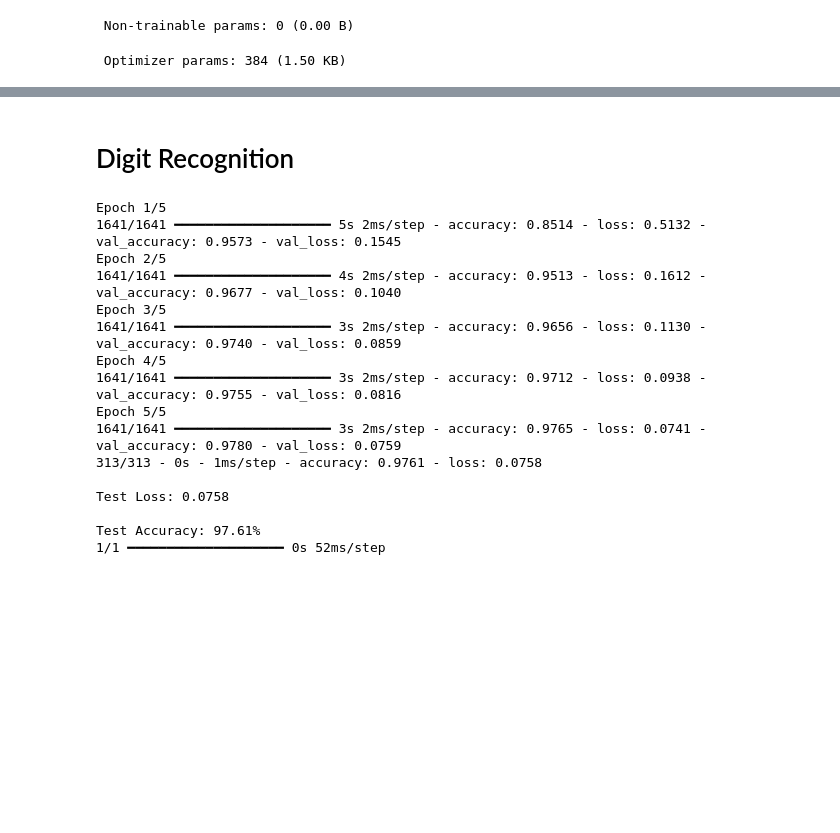
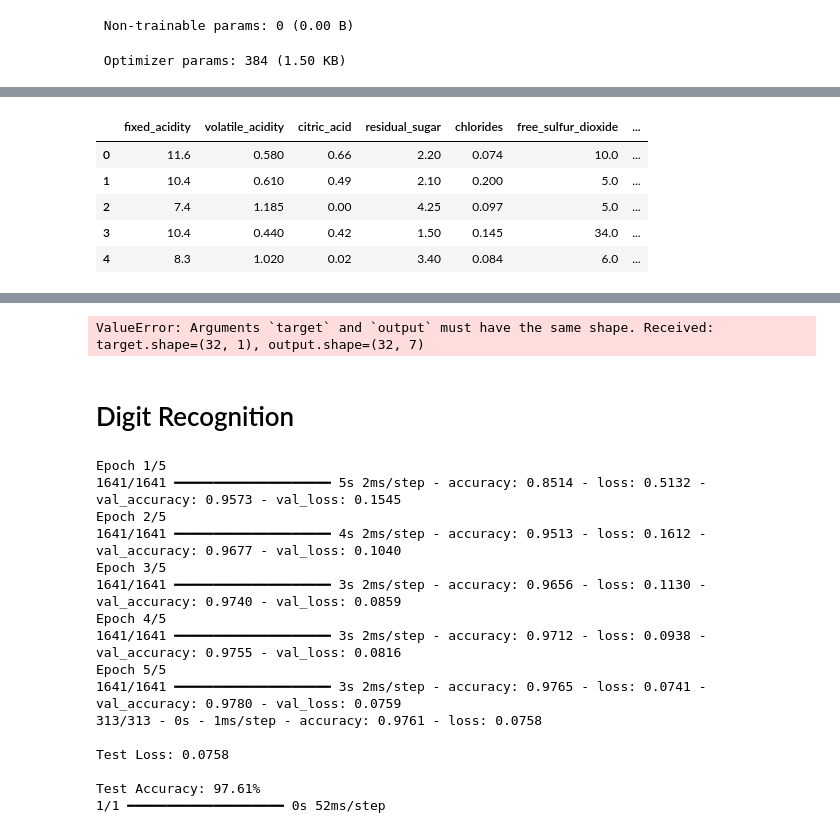
Before and after one commit to anonymous2589/abc, a Jupyter notebook: ANN_FL Practice.ipynb, the cells around one changed output, grey strips where cells are left out. Drawn from its saved outputs; the diff is of its cells as text; code cells hidden in the pictures; blank space fills up the shorter version.

```diff
--- a/ANN_FL Practice.ipynb
+++ b/ANN_FL Practice.ipynb
@@ -666,0 +734,73 @@ Model: "sequential_1"
+# %%
+import pandas as pd
+import numpy as np
+import tensorflow as tf
+import matplotlib.pyplot as plt
+import seaborn as sb
+from sklearn.preprocessing import StandardScaler, LabelEncoder
+from sklearn.ensemble import RandomForestClassifier
+
+wine_data = pd.read_csv(r'C:\Users\vinay\Downloads\wine_data.csv')
+
+wine_data['quality'].value_counts()
+
+x = wine_data.drop('quality', axis=1)
+y = wine_data['quality']
+rf = RandomForestClassifier(random_state=42)
+
+rf.fit(x, y)
+importances = rf.feature_importances_
+wine_data['importance_score'] = rf.predict_proba(x).max(axis=1)
+threshold = wine_data['importance_score'].quantile(0.9) # Top 10% important rows
+crucial_rows = wine_data[wine_data['importance_score'] >= threshold]
+display(wine_data.head())
+
+crucial_rows = wine_data[wine_data['importance_score'] >= threshold]
+for i in range(60):
+ wine_data = pd.concat([wine_data, crucial_rows], ignore_index=True)
+wine_data['quality'].value_counts()
+
+x = wine_data.drop(['quality', 'importance_score'], axis=1)
+le = LabelEncoder()
+y = le.fit_transform(wine_data['quality'])
+y = pd.DataFrame(y.reshape(len(y),1))
+
+from sklearn.model_selection import train_test_split
+x_train, x_test, y_train, y_test = train_test_split(x, y, test_size = 0.2, random_state = 42)
+
+y_train_cat = tf.keras.utils.to_categorical(y_train, 7)
+y_test_cat = tf.keras.utils.to_categorical(y_test, 7)
+
+sc = StandardScaler()
+x_train = sc.fit_transform(x_train)
+x_test = sc.fit_transform(x_test)
+
+ann = tf.keras.models.Sequential(layers = None , name = None)
+
+ann.add(tf.keras.layers.Input(shape =[11,]))
+ann.add(tf.keras.layers.Dense(units = 128 , activation = "relu"))
+ann.add(tf.keras.layers.Dense(units = 64 , activation = "relu"))
+ann.add(tf.keras.layers.Dense(units = 7 , activation = "softmax"))
+
+ann.compile(optimizer = 'adam' , loss = 'categorical_crossentropy' ,metrics= ['accuracy'])
+from tensorflow.keras.callbacks import EarlyStopping
+early_stopping = EarlyStopping(monitor='val_loss', patience=5, restore_best_weights=True)
+
+from sklearn.utils.class_weight import compute_class_weight
+class_weights = compute_class_weight(
+ 'balanced', classes=np.unique(wine_data['quality']), y=wine_data['quality']
+)
+
+history = ann.fit(x_train, y_train_cat, batch_size= 32, epochs = 50, validation_data = (x_test,y_test))
+
+final_train_accuracy = history.history['accuracy'][-1] # Last training accuracy
+final_val_accuracy = history.history['val_accuracy'][-1] # Last validation accuracy
+print(f"Final training accuracy: {final_train_accuracy:.4f}")
+print(f"Final validation accuracy: {final_val_accuracy:.4f}")
+# %% [output]
+|  | fixed_acidity | volatile_acidity | citric_acid | residual_sugar | chlorides | free_sulfur_dioxide | ... |
+| 0 | 11.6 | 0.580 | 0.66 | 2.20 | 0.074 | 10.0 | ... |
+| 1 | 10.4 | 0.610 | 0.49 | 2.10 | 0.200 | 5.0 | ... |
+| 2 | 7.4 | 1.185 | 0.00 | 4.25 | 0.097 | 5.0 | ... |
+| 3 | 10.4 | 0.440 | 0.42 | 1.50 | 0.145 | 34.0 | ... |
+| 4 | 8.3 | 1.020 | 0.02 | 3.40 | 0.084 | 6.0 | ... |
@@ -667,3 +809,4 @@ Model: "sequential_1"
+ValueError: Arguments `target` and `output` must have the same shape. Received: target.shape=(32, 1), output.shape=(32, 7)
 # %% [markdown]
 # Digit Recognition
 # %%
```
Also changed, not shown: parts of 4 cells of this notebook.
